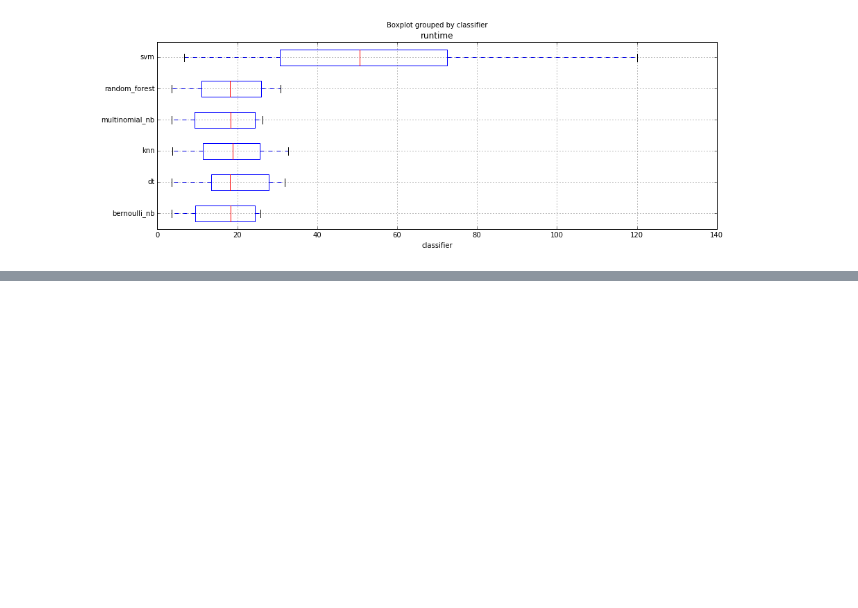
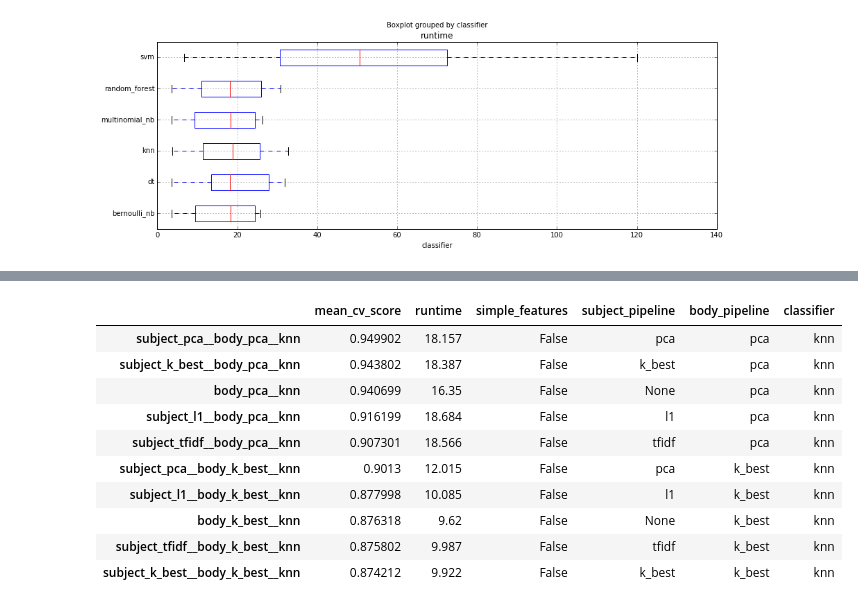
Before and after one commit to LautaroPetaccio/AA-TP, a Jupyter notebook: sanidad.ipynb, the cells around one changed output, grey strips where cells are left out. Cells and saved outputs as stored; diff of their text form; code cells hidden in the pictures; blank space fills up the shorter version.

```diff
--- a/sanidad.ipynb
+++ b/sanidad.ipynb
@@ -82,0 +91,14 @@ summary_df.boxplot(column=['runtime'], by='classifier', vert=False)
+# %%
+summary_df[summary_df['classifier'] == 'knn'].sort_values(by='mean_cv_score', ascending=False).head(10)
+# %% [output]
+|  | mean_cv_score | runtime | simple_features | subject_pipeline | body_pipeline | classifier |
+| subject_pca__body_pca__knn | 0.949902 | 18.157 | False | pca | pca | knn |
+| subject_k_best__body_pca__knn | 0.943802 | 18.387 | False | k_best | pca | knn |
+| body_pca__knn | 0.940699 | 16.35 | False | None | pca | knn |
+| subject_l1__body_pca__knn | 0.916199 | 18.684 | False | l1 | pca | knn |
+| subject_tfidf__body_pca__knn | 0.907301 | 18.566 | False | tfidf | pca | knn |
+| subject_pca__body_k_best__knn | 0.9013 | 12.015 | False | pca | k_best | knn |
+| subject_l1__body_k_best__knn | 0.877998 | 10.085 | False | l1 | k_best | knn |
+| body_k_best__knn | 0.876318 | 9.62 | False | None | k_best | knn |
+| subject_tfidf__body_k_best__knn | 0.875802 | 9.987 | False | tfidf | k_best | knn |
+| subject_k_best__body_k_best__knn | 0.874212 | 9.922 | False | k_best | k_best | knn |
```
Also changed, not shown: parts of 11 cells of this notebook, 8 other files.
